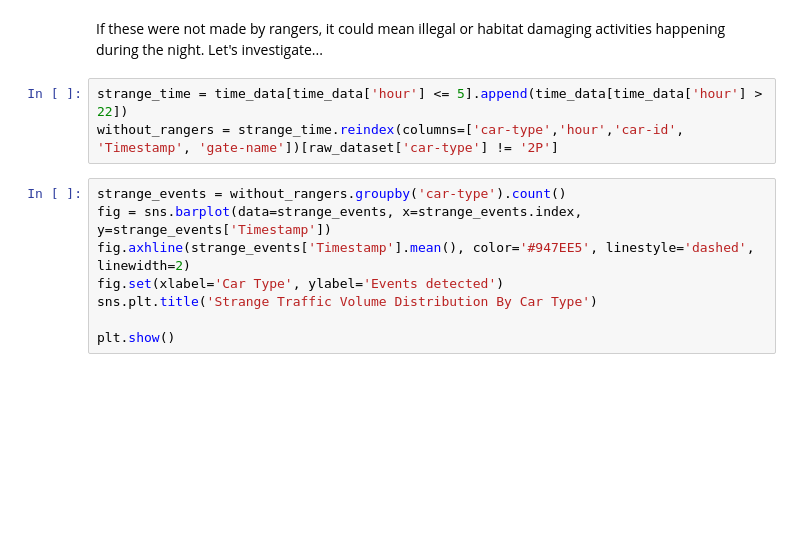
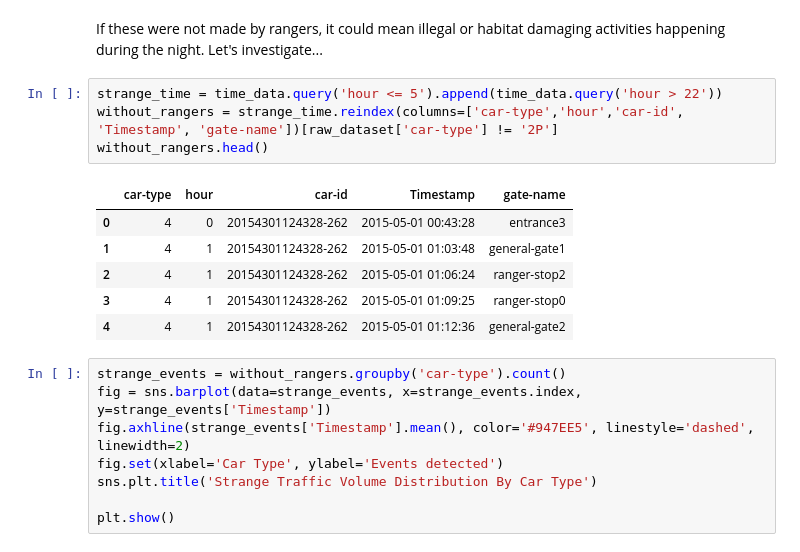
Before and after one commit to dmrib/daytripper, a Jupyter notebook: daytripper/VASTChallenge2017.ipynb, the cells around one changed output. Saved outputs shown, nothing was run; the diff lists cells and outputs as text; blank space fills up the shorter version.

```diff
--- a/daytripper/VASTChallenge2017.ipynb
+++ b/daytripper/VASTChallenge2017.ipynb
@@ -318,8 +306,16 @@ plt.show()
 # %% [markdown]
 <p>If these were not made by rangers, it could mean illegal or habitat damaging activities happening during the night. Let's investigate...</p>
 # %%
-strange_time = time_data[time_data['hour'] <= 5].append(time_data[time_data['hour'] > 22])
+strange_time = time_data.query('hour <= 5').append(time_data.query('hour > 22'))
 without_rangers = strange_time.reindex(columns=['car-type','hour','car-id', 'Timestamp', 'gate-name'])[raw_dataset['car-type'] != '2P']
+without_rangers.head()
+# %% [output]
+|  | car-type | hour | car-id | Timestamp | gate-name |
+| 0 | 4 | 0 | 20154301124328-262 | 2015-05-01 00:43:28 | entrance3 |
+| 1 | 4 | 1 | 20154301124328-262 | 2015-05-01 01:03:48 | general-gate1 |
+| 2 | 4 | 1 | 20154301124328-262 | 2015-05-01 01:06:24 | ranger-stop2 |
+| 3 | 4 | 1 | 20154301124328-262 | 2015-05-01 01:09:25 | ranger-stop0 |
+| 4 | 4 | 1 | 20154301124328-262 | 2015-05-01 01:12:36 | general-gate2 |
 # %%
 strange_events = without_rangers.groupby('car-type').count()
 fig = sns.barplot(data=strange_events, x=strange_events.index, y=strange_events['Timestamp'])
```
Also changed, not shown: parts of 12 cells of this notebook, 1 other file.
